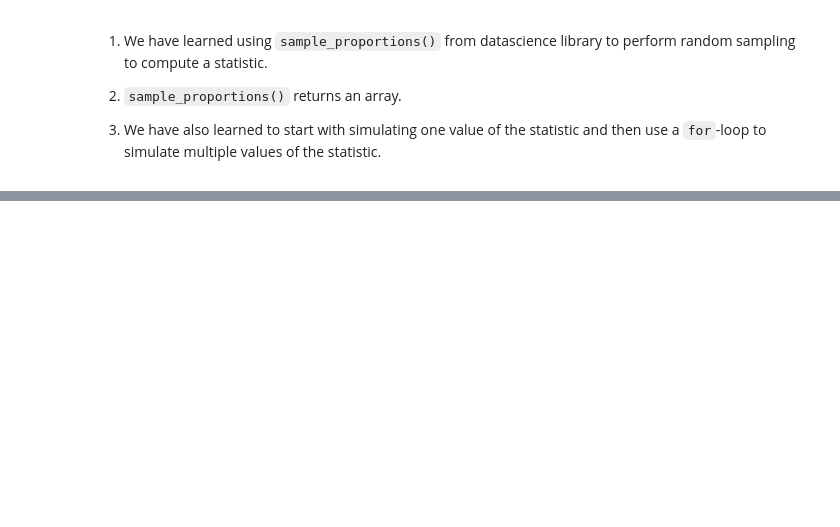
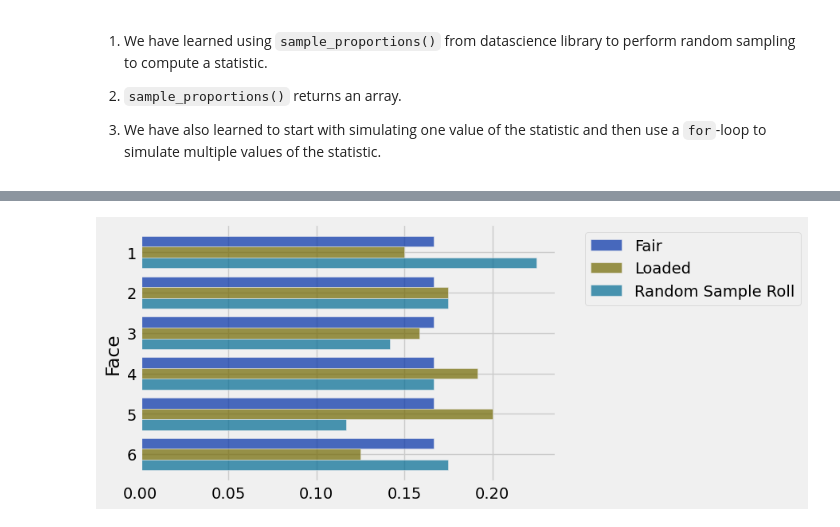
Before and after one commit to SRJC-Data-Science/materials-sp22, a Jupyter notebook: SRJC/lecture_note/lecture_17_18_19/hypothesis_testing-pw.ipynb, the cells around one changed output, grey strips where cells are left out. Saved outputs shown, nothing was run; the diff lists cells and outputs as text; code cells hidden in the pictures; blank space fills up the shorter version.

```diff
--- a/SRJC/lecture_note/lecture_17_18_19/hypothesis_testing-pw.ipynb
+++ b/SRJC/lecture_note/lecture_17_18_19/hypothesis_testing-pw.ipynb
@@ -195,0 +187,6 @@ np.count_nonzero(results >= tvd(dice_data/1200, fair_die)) / 100000
+# %%
+# simulate one random selection
+fair_proportion = die.column("Fair")
+sample_distribution = sample_proportions(120, fair_proportion)
+loaded_and_random = die.with_columns('Random Sample Roll', sample_distribution)
+loaded_and_random
@@ -195,0 +201,4 @@ np.count_nonzero(results >= tvd(dice_data/1200, fair_die)) / 100000
+# %%
+loaded_and_random.barh('Face')
+# %% [output]
+[figure, added]
```
Also changed, not shown: parts of 46 cells of this notebook.
